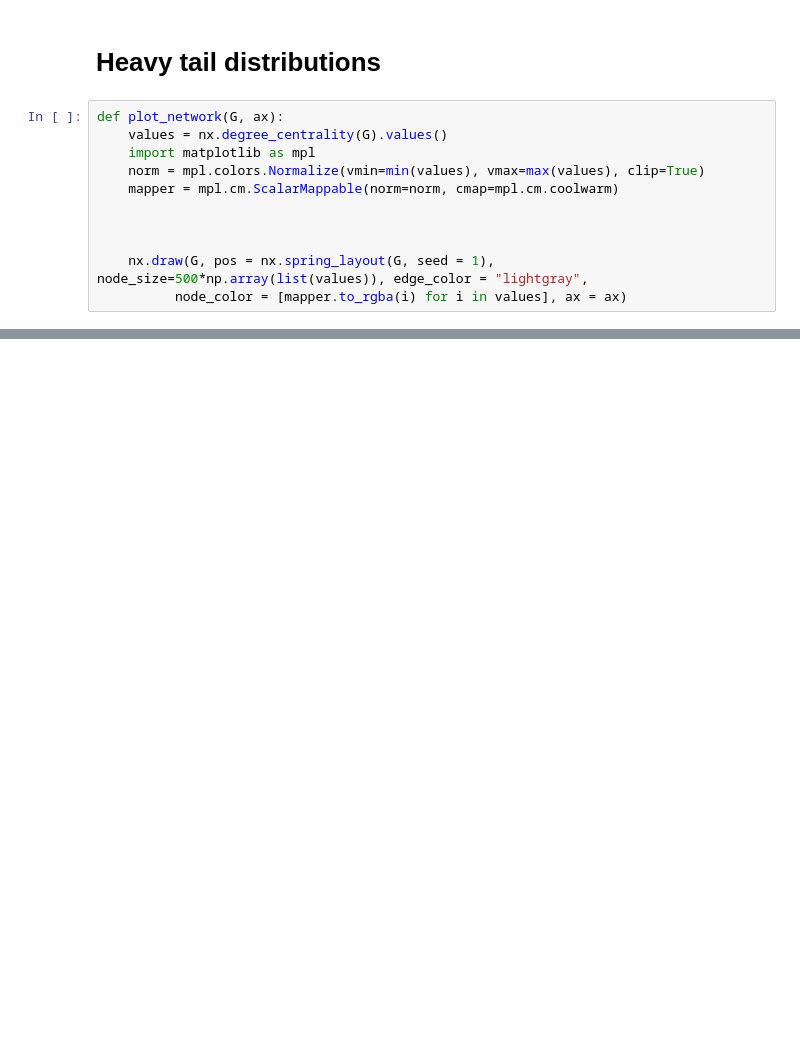
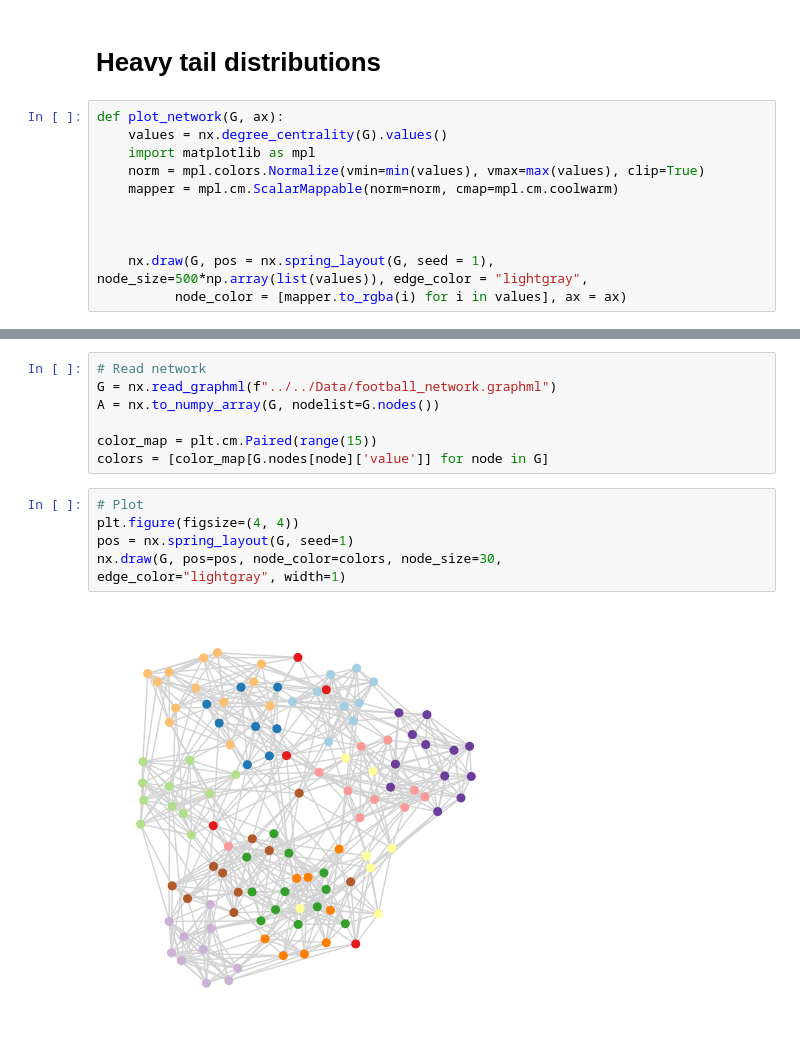
Before and after one commit to jgarciab/NetworkScience, a Jupyter notebook: Practicals/day1/z_lecture_simulations.ipynb, the cells around one changed output, grey strips where cells are left out. Drawn from its saved outputs; the diff is of its cells as text; blank space fills up the shorter version.

```diff
--- a/Practicals/day1/z_lecture_simulations.ipynb
+++ b/Practicals/day1/z_lecture_simulations.ipynb
@@ -144,0 +160,15 @@ plot_cdf([v for k,v in G.degree()], scale="linear", cum=False, ax = ax)
+# %%
+# Read network
+G = nx.read_graphml(f"../../Data/football_network.graphml")
+A = nx.to_numpy_array(G, nodelist=G.nodes())
+
+color_map = plt.cm.Paired(range(15))
+colors = [color_map[G.nodes[node]['value']] for node in G]
+# %%
+# Plot
+plt.figure(figsize=(4, 4))
+pos = nx.spring_layout(G, seed=1)
+nx.draw(G, pos=pos, node_color=colors, node_size=30,
+edge_color="lightgray", width=1)
+# %% [output]
+[figure, added]
```
Also changed, not shown: parts of 16 cells of this notebook, 10 other files.
